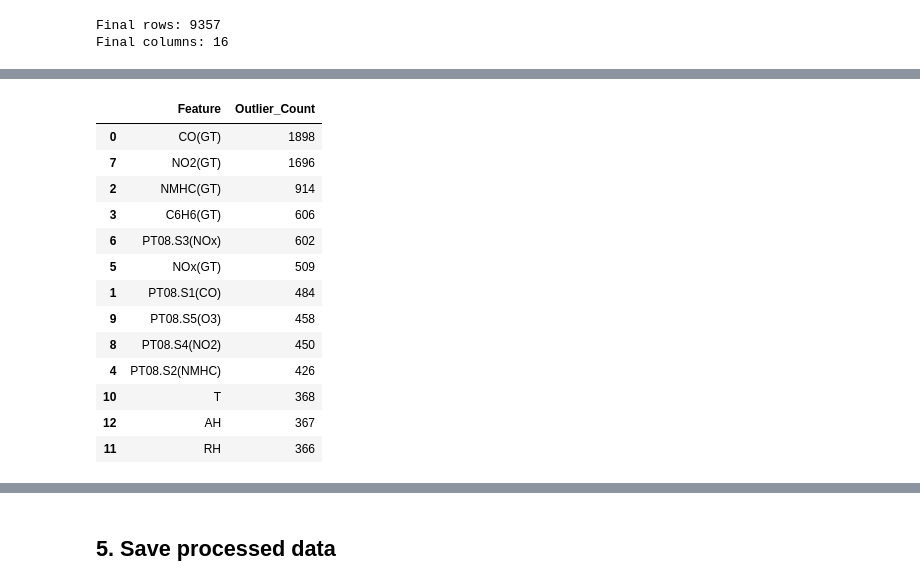
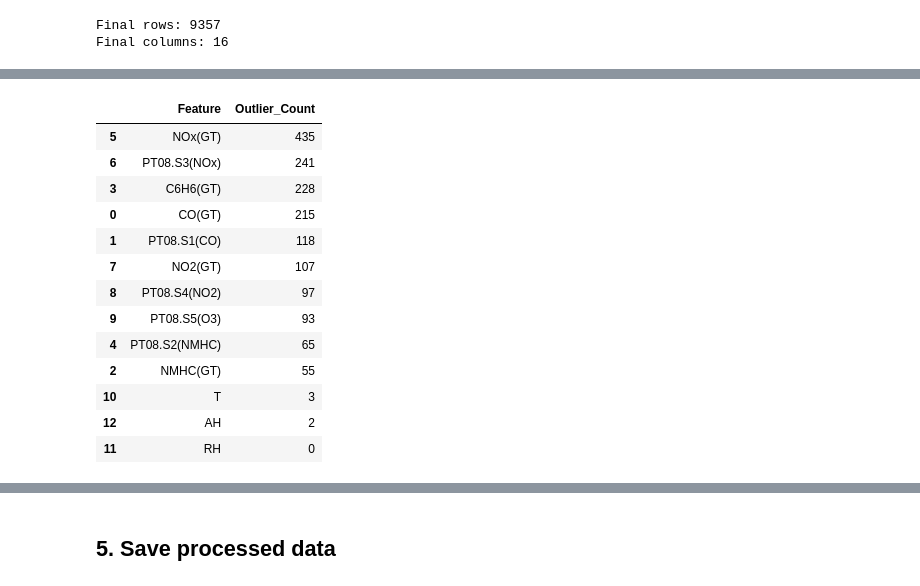
Before and after one commit to ChloeKC/healthyair, a Jupyter notebook: notebooks/data_cleaning.ipynb, the cells around one changed output, grey strips where cells are left out. Saved outputs shown, nothing was run; the diff lists cells and outputs as text; code cells hidden in the pictures.

```diff
--- a/notebooks/data_cleaning.ipynb
+++ b/notebooks/data_cleaning.ipynb
@@ -229,5 +179,3 @@ dtype: int64
-# %%
-df_clean = df_clean.drop(columns=["Unnamed: 15", "Unnamed: 16"])
 # %% [markdown]
 ## 4. Missing-value strategy
 
@@ -235,7 +183 @@ This template retains missing measurements rather than imputing across the full
-# %%
-df_clean = df_clean.drop(columns=["Time_Difference"])
-# %%
-df_clean = df_clean.dropna(
-    subset=["Datetime"]
-)
 # %%
@@ -270,14 +213,3 @@ Date              0.000000
 Time              0.000000
 Datetime          0.000000
 dtype: float64
-# %%
-# Impute missing values with median
-numeric_cols = df_clean.select_dtypes(
-    include="number"
-).columns
-
-for col in numeric_cols:
-
-    df_clean[col] = df_clean[col].fillna(
-        df_clean[col].median()
-    )
@@ -381,52 +285,54 @@ plt.show()
 # %%
+numeric_cols = df_clean.select_dtypes(include="number").columns
+
 outlier_summary = []
 
 for col in numeric_cols:
 
-    q1 = df[col].quantile(0.25)
-    q3 = df[col].quantile(0.75)
+    q1 = df_clean[col].quantile(0.25)
+    q3 = df_clean[col].quantile(0.75)
 
     iqr = q3 - q1
 
     lower = q1 - 1.5 * iqr
     upper = q3 + 1.5 * iqr
 
     count = (
-        (df[col] < lower) |
-        (df[col] > upper)
+        (df_clean[col] < lower) |
+        (df_clean[col] > upper)
     ).sum()
 
     outlier_summary.append(
         [col, count]
     )
 
 outliers_df = pd.DataFrame(
     outlier_summary,
     columns=[
         "Feature",
         "Outlier_Count"
     ]
 )
 
 outliers_df.sort_values(
     "Outlier_Count",
     ascending=False
 )
 # %% [output]
 |  | Feature | Outlier_Count |
-| 0 | CO(GT) | 1898 |
-| 7 | NO2(GT) | 1696 |
-| 2 | NMHC(GT) | 914 |
-| 3 | C6H6(GT) | 606 |
-| 6 | PT08.S3(NOx) | 602 |
-| 5 | NOx(GT) | 509 |
-| 1 | PT08.S1(CO) | 484 |
-| 9 | PT08.S5(O3) | 458 |
-| 8 | PT08.S4(NO2) | 450 |
-| 4 | PT08.S2(NMHC) | 426 |
-| 10 | T | 368 |
-| 12 | AH | 367 |
-| 11 | RH | 366 |
+| 5 | NOx(GT) | 435 |
+| 6 | PT08.S3(NOx) | 241 |
+| 3 | C6H6(GT) | 228 |
+| 0 | CO(GT) | 215 |
+| 1 | PT08.S1(CO) | 118 |
+| 7 | NO2(GT) | 107 |
+| 8 | PT08.S4(NO2) | 97 |
+| 9 | PT08.S5(O3) | 93 |
+| 4 | PT08.S2(NMHC) | 65 |
+| 2 | NMHC(GT) | 55 |
+| 10 | T | 3 |
+| 12 | AH | 2 |
+| 11 | RH | 0 |
 # %%
 # Outliers
 numeric_cols = df_clean.select_dtypes(include="number").columns
```
Also changed, not shown: parts of 26 cells of this notebook, 7 other files.
